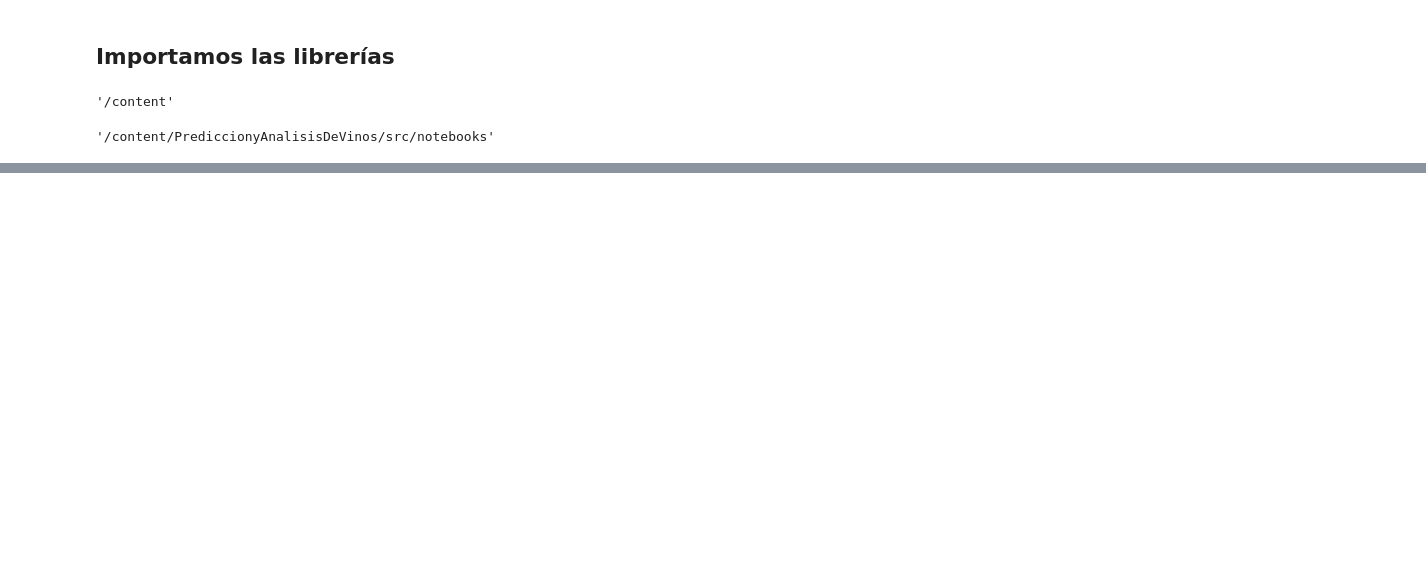
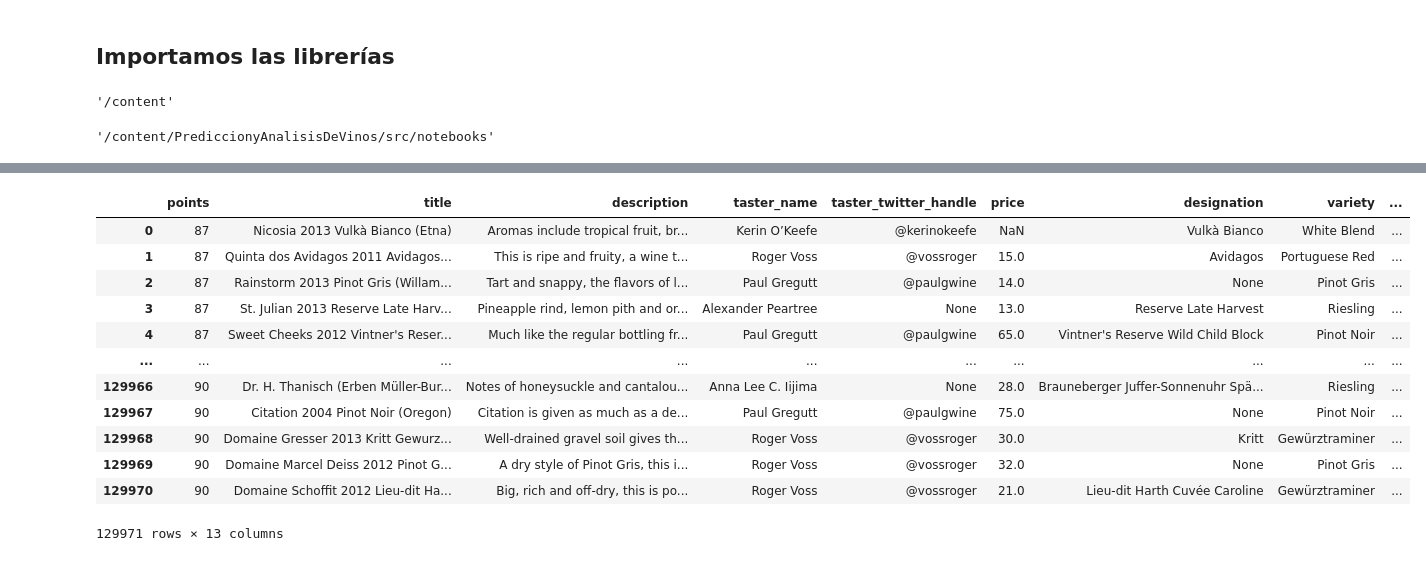
Before and after one commit to Toni2Morales/PrediccionyAnalisisDeVinos, a Jupyter notebook: src/notebooks/notebook.ipynb, the cells around one changed output, grey strips where cells are left out. Drawn from its saved outputs; the diff is of its cells as text; code cells hidden in the pictures; blank space fills up the shorter version.

```diff
--- a/src/notebooks/notebook.ipynb
+++ b/src/notebooks/notebook.ipynb
@@ -28,0 +69,16 @@ os.getcwd()
+# %%
+data3
+# %% [output]
+|  | points | title | description | taster_name | taster_twitter_handle | price | designation | variety | ... |
+| 0 | 87 | Nicosia 2013 Vulkà Bianco (Etna) | Aromas include tropical fruit, br... | Kerin O’Keefe | @kerinokeefe | NaN | Vulkà Bianco | White Blend | ... |
+| 1 | 87 | Quinta dos Avidagos 2011 Avidagos... | This is ripe and fruity, a wine t... | Roger Voss | @vossroger | 15.0 | Avidagos | Portuguese Red | ... |
+| 2 | 87 | Rainstorm 2013 Pinot Gris (Willam... | Tart and snappy, the flavors of l... | Paul Gregutt | @paulgwine | 14.0 | None | Pinot Gris | ... |
+| 3 | 87 | St. Julian 2013 Reserve Late Harv... | Pineapple rind, lemon pith and or... | Alexander Peartree | None | 13.0 | Reserve Late Harvest | Riesling | ... |
+| 4 | 87 | Sweet Cheeks 2012 Vintner's Reser... | Much like the regular bottling fr... | Paul Gregutt | @paulgwine | 65.0 | Vintner's Reserve Wild Child Block | Pinot Noir | ... |
+| ... | ... | ... | ... | ... | ... | ... | ... | ... | ... |
+| 129966 | 90 | Dr. H. Thanisch (Erben Müller-Bur... | Notes of honeysuckle and cantalou... | Anna Lee C. Iijima | None | 28.0 | Brauneberger Juffer-Sonnenuhr Spä... | Riesling | ... |
+| 129967 | 90 | Citation 2004 Pinot Noir (Oregon) | Citation is given as much as a de... | Paul Gregutt | @paulgwine | 75.0 | None | Pinot Noir | ... |
+| 129968 | 90 | Domaine Gresser 2013 Kritt Gewurz... | Well-drained gravel soil gives th... | Roger Voss | @vossroger | 30.0 | Kritt | Gewürztraminer | ... |
+| 129969 | 90 | Domaine Marcel Deiss 2012 Pinot G... | A dry style of Pinot Gris, this i... | Roger Voss | @vossroger | 32.0 | None | Pinot Gris | ... |
+| 129970 | 90 | Domaine Schoffit 2012 Lieu-dit Ha... | Big, rich and off-dry, this is po... | Roger Voss | @vossroger | 21.0 | Lieu-dit Harth Cuvée Caroline | Gewürztraminer | ... |
+129971 rows × 13 columns
```
Also changed, not shown: parts of 42 cells of this notebook.
